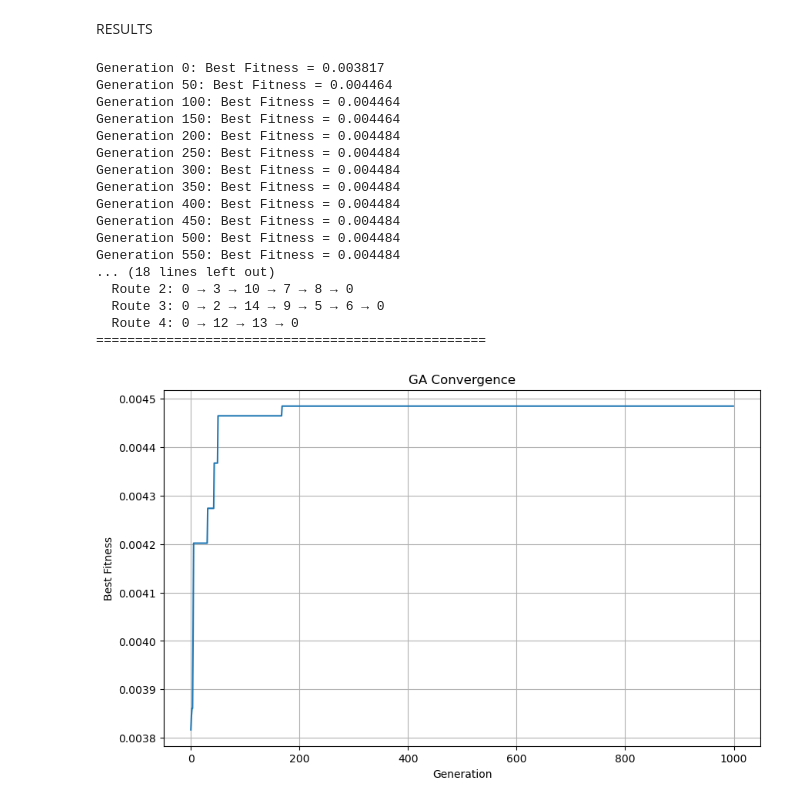
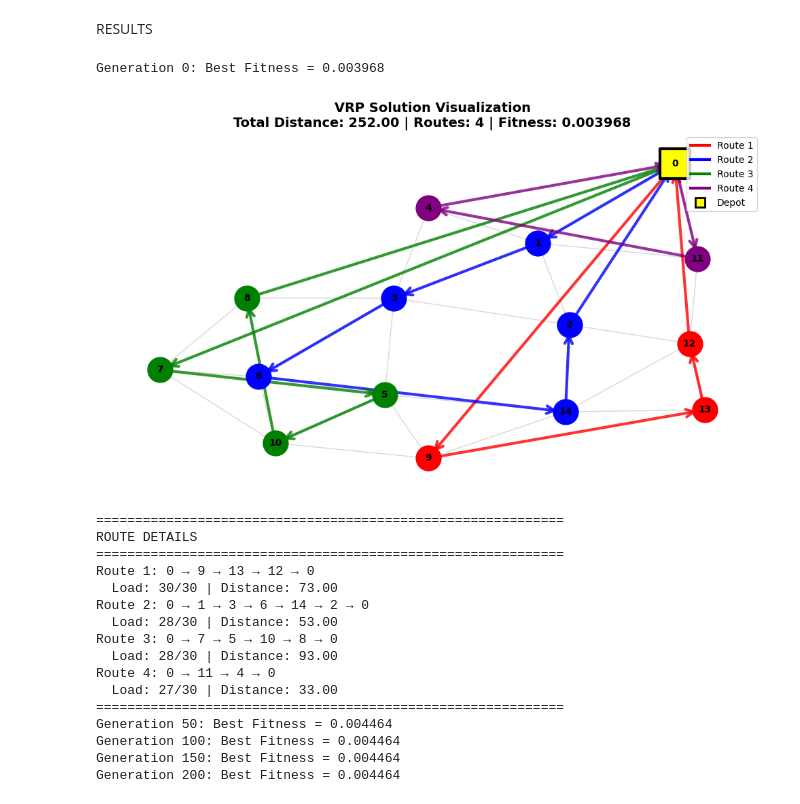
Before and after one commit to jasonkmrkn/genetic-algorithm-implementation-on-vrp, a Jupyter notebook: genetic_vrp.ipynb, the cells around one changed output. Drawn from its saved outputs; the diff is of its cells as text; code cells hidden in the pictures.

Commit message:
update visualization & module requirements

```diff
--- a/genetic_vrp.ipynb
+++ b/genetic_vrp.ipynb
@@ -257,39 +246,3 @@ MAIN GENETIC ALGORITHM LOOP
-# %%
-def genetic_algorithm(pop_size: int, elite_count: int, max_gen: int):
-    population = generate_population(pop_size)
-
-    best_chrom = None
-    best_fitness = 0
-    fitness_history = []
-
-    for generation in range(max_gen):
-        elite = get_elite(population, elite_count)
-        elite_fitness = [calculate_fitness(chrom) for chrom in elite]
-        current_best_fitness = max(elite_fitness)
-
-        if current_best_fitness > best_fitness:
-            best_fitness = current_best_fitness
-            best_chrom = elite[0].copy()
-
-        fitness_history.append(best_fitness)
-
-        if generation % 50 == 0:
-            print(f"Generation {generation}: Best Fitness = {best_fitness:.6f}")
-
-        new_population = elite.copy()
-
-        while len(new_population) < pop_size:
-            parent1 = tournament_selection(population)
-            parent2 = tournament_selection(population)
-
-            child = aex_crossover(parent1, parent2)
-            child = inverse_mutation(child)
-
-            new_population.append(child)
-
-        population = new_population
-
-    return best_chrom, best_fitness, fitness_history
 # %% [markdown]
 VISUALIZATION FUNCTION
 # %%
@@ -319,7 +272,7 @@ def print_solution(chrom: list):
 def visualize_routes(chrom: list, G, pos=pos):
     routes, total_dist = decode_chrom(chrom)
 
-    plt.figure(figsize=(14, 10))
+    plt.figure(figsize=(10, 6))
 
     colors = ['red', 'blue', 'green', 'purple']
 
@@ -365,7 +318,6 @@ def visualize_routes(chrom: list, G, pos=pos):
     plt.tight_layout()
     plt.show()
 
-    # Print route details
     print("\n" + "="*60)
     print("ROUTE DETAILS")
     print("="*60)
@@ -379,31 +378,32 @@ def visualize_routes(chrom: list, G, pos=pos):
 # %% [markdown]
 RESULTS
 # %%
-best_chrom, best_fit, history = genetic_algorithm(
+best_chrom, best_fit, history, snapshots = genetic_algorithm(
     pop_size=POPULATION_SIZE,
     elite_count=ELITE_COUNT,
-    max_gen=MAX_GENERATION
+    max_gen=MAX_GENERATION,
+    visualize_every= 200
 )
 
 print_solution(best_chrom)
 plot_convergence(history)
 visualize_routes(best_chrom, G, pos)
 # %% [output]
-Generation 0: Best Fitness = 0.003817
-Generation 50: Best Fitness = 0.004464
-Generation 100: Best Fitness = 0.004464
-Generation 150: Best Fitness = 0.004464
-Generation 200: Best Fitness = 0.004484
-Generation 250: Best Fitness = 0.004484
-Generation 300: Best Fitness = 0.004484
-Generation 350: Best Fitness = 0.004484
-Generation 400: Best Fitness = 0.004484
-Generation 450: Best Fitness = 0.004484
-Generation 500: Best Fitness = 0.004484
-Generation 550: Best Fitness = 0.004484
-... (18 lines left out)
-  Route 2: 0 → 3 → 10 → 7 → 8 → 0
-  Route 3: 0 → 2 → 14 → 9 → 5 → 6 → 0
-  Route 4: 0 → 12 → 13 → 0
-==================================================
+Generation 0: Best Fitness = 0.003968
-[figure, old version]
+[figure, new version]
+============================================================
+ROUTE DETAILS
+============================================================
+Route 1: 0 → 9 → 13 → 12 → 0
+  Load: 30/30 | Distance: 73.00
+Route 2: 0 → 1 → 3 → 6 → 14 → 2 → 0
+  Load: 28/30 | Distance: 53.00
+Route 3: 0 → 7 → 5 → 10 → 8 → 0
+  Load: 28/30 | Distance: 93.00
+Route 4: 0 → 11 → 4 → 0
+  Load: 27/30 | Distance: 33.00
+============================================================
+Generation 50: Best Fitness = 0.004464
+Generation 100: Best Fitness = 0.004464
+Generation 150: Best Fitness = 0.004464
+Generation 200: Best Fitness = 0.004464
```
Also changed, not shown: parts of 6 cells of this notebook, 1 other file.
